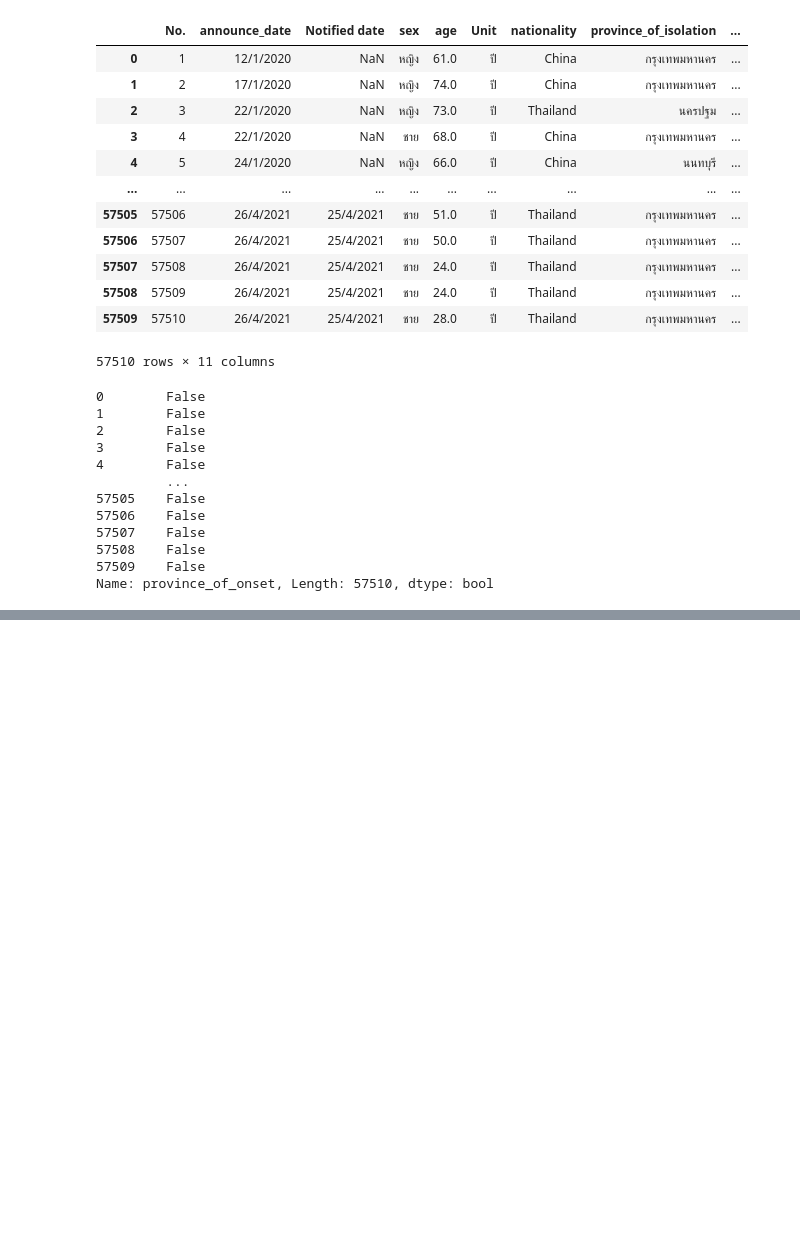
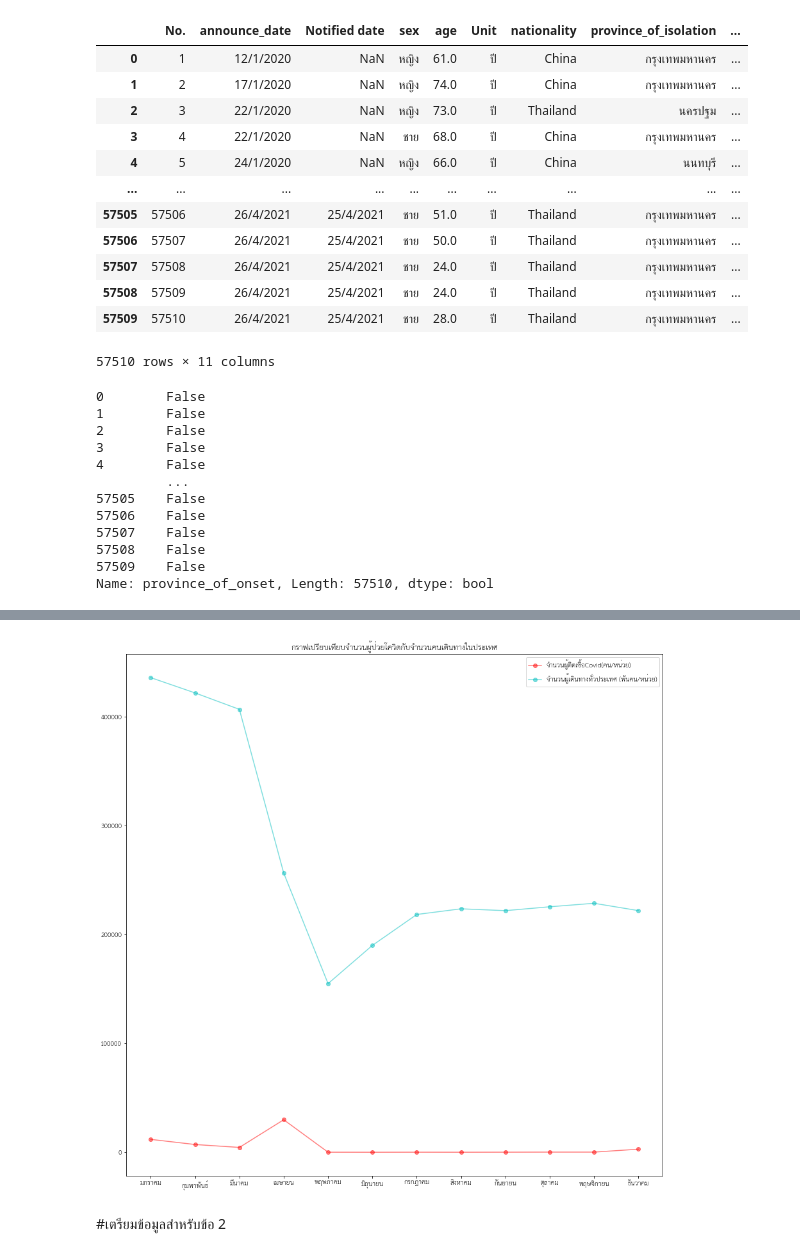
Before and after one commit to tanpharamut/data_viz, a Jupyter notebook: Visualization_Final_Exam.ipynb, the cells around one changed output, grey strips where cells are left out. Drawn from its saved outputs; the diff is of its cells as text; code cells hidden in the pictures; blank space fills up the shorter version.

```diff
--- a/Visualization_Final_Exam.ipynb
+++ b/Visualization_Final_Exam.ipynb
@@ -306,0 +342,3 @@ AbstractMethodError: ignored
+# %%
+df_people_infected_done = re_df_people_infected.groupby('month')['Num_people_infected'].sum() # รวมจำนวนคนที่ติดเชื้อตามเดือน
+df_people_infected_done
@@ -306,0 +362,3 @@ AbstractMethodError: ignored
+# %%
+df_people_infected_done = pd.DataFrame(df_people_infected_done).reset_index()
+df_people_infected_done
@@ -306,0 +382,9 @@ AbstractMethodError: ignored
+# %%
+import matplotlib
+matplotlib.rcParams['figure.figsize']=[15,15] # กำหนดขนาดของกราฟ
+# %%
+df = pd.DataFrame(df_people_infected_done,columns=['Num_people_infected'])
+df['Month'] = ['มกราคม','กุมพาพันธ์','มีนาคม','เมษายน','พฤษภาคม','มิถุนายน','กรกฎาคม','สิงหาคม','กันยายน','ตุลาคม','พฤษจิกายน','ธันวาคม']
+df['Traveler'] = pd.DataFrame(re_df_covid_done,columns=['Number_of_travel'])
+df['Traveler'] = df['Traveler']/1000 #กำหนดจำนวนเลขไม่ให้มากจนเกินไป โดนทำหน่วยให้เป็น ต่อหนึ่งพันคน
+df
@@ -306,0 +405,9 @@ AbstractMethodError: ignored
+# %%
+plt.plot(df['Month'],df['Num_people_infected'],'o-r',alpha=0.5,label = 'จำนวนผู้ติดเชื้อCovid(คน/หน่วย)')
+plt.plot(df['Month'],df['Traveler'],'o-c',alpha=0.5,label='จำนวนผู้เดินทางทั่วประเทศ (พันคน/หน่วย)')
+plt.title('กราฟเปรียบเทียบจำนวนผู้ป่วยโควิดกับจำนวนคนเดินทางในประเทศ')
+plt.legend();
+# %% [output]
+[figure, added]
+# %% [markdown]
+#เตรียมข้อมูลสำหรับข้อ 2
```
Also changed, not shown: parts of 62 cells of this notebook.
